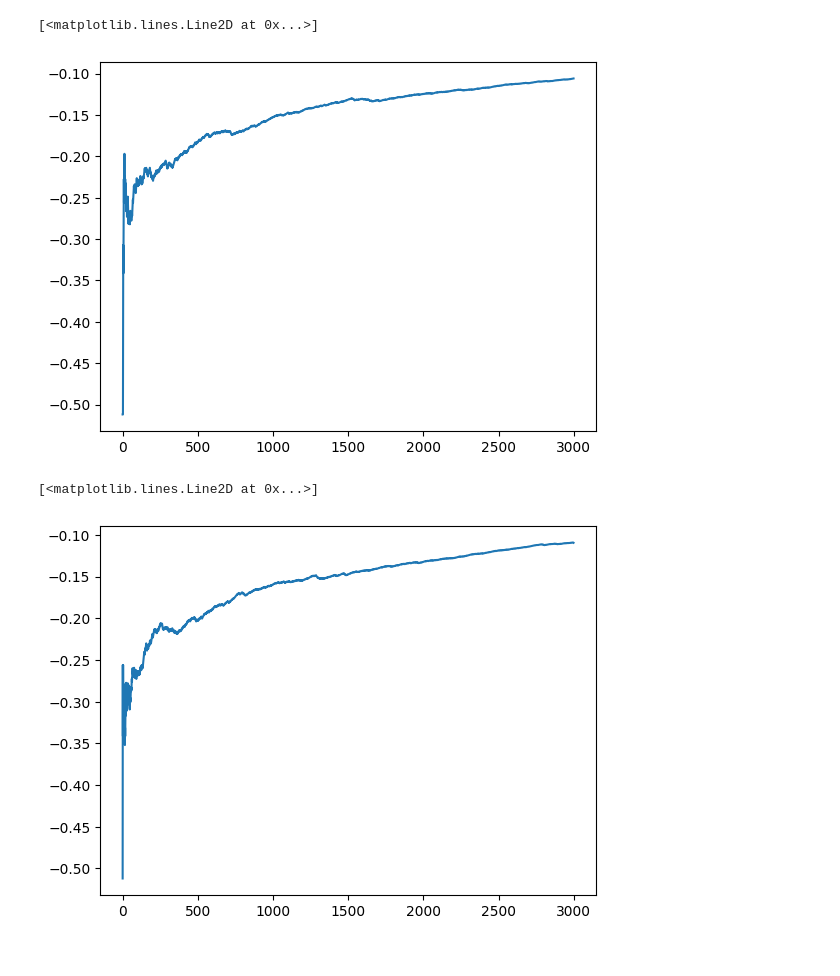
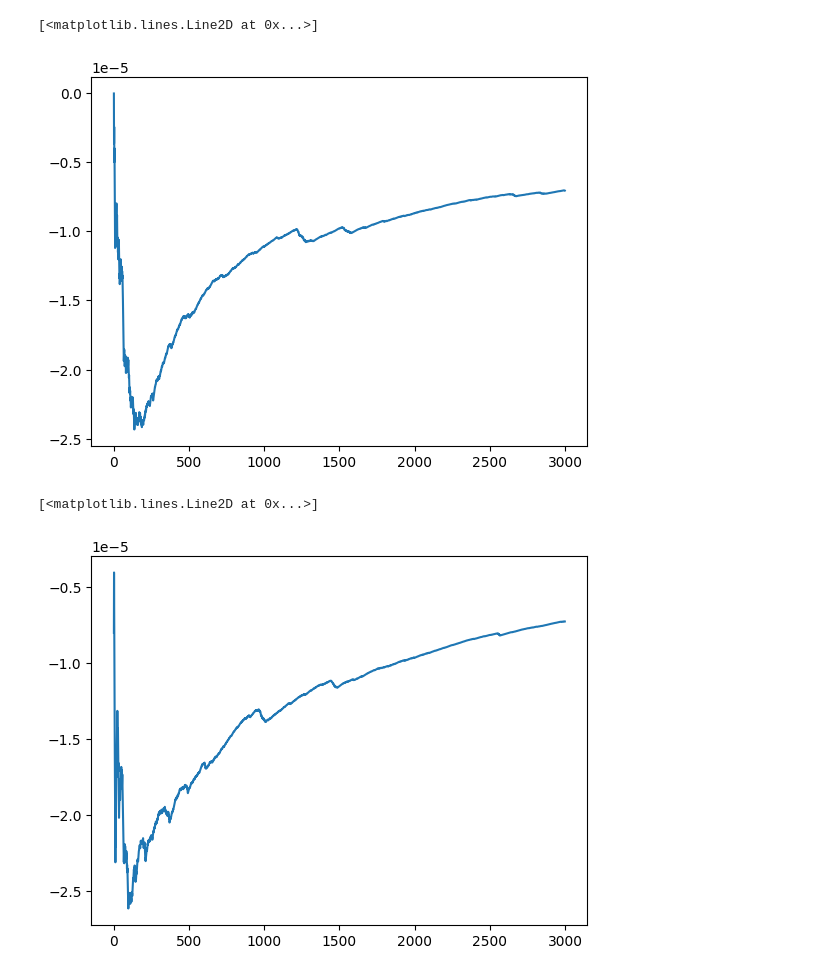
Before and after one commit to parthatom/Estimation_bias_Q_Learning, a Jupyter notebook: Cloud_vs_Local.ipynb, the cells around one changed output. Saved outputs shown, nothing was run; the diff lists cells and outputs as text; code cells hidden in the pictures.

```diff
--- a/Cloud_vs_Local.ipynb
+++ b/Cloud_vs_Local.ipynb
@@ -5,7 +5,7 @@ import statistics as stat
 # %%
 B = 512;C = 10000;W = 1.4 * pow(10,6)
 #w_I = w_M = pow(10,-30)
-f_I = pow(10,7);f_M = pow(10,12)
+f_I = pow(10,14);f_M = pow(10,12)
 N_0 = pow(10,-16);P = 0.5
 
 def arrival_and_departure_times(param1,param2,N):
@@ -83,8 +81,10 @@ reward_list,rewardsum_list,rewardsum_avg_list,local_actions = Server_Q_learning(
+# %%
+r_list_q,r_sum_list_q,r_sum_avg_list_q,local_actions_q = Server_Q_learning()
 # %%
-plt.plot(rewardsum_avg_list)
+plt.plot(r_sum_avg_list_q)
 # %% [output]
 [<matplotlib.lines.Line2D at 0x...>]
-[figure, old version]
+[figure, new version]
 # %%
 def Server_DoubleQ_learning():
     N = 3000
@@ -142,5 +142,5 @@ r_list,r_sum_list,r_sum_avg_list,local_actions = Server_DoubleQ_learning()
 # %%
-plt.plot(r_sum_avg_list)
+plt.plot(r_sum_avg_list_dq)
 # %% [output]
 [<matplotlib.lines.Line2D at 0x...>]
-[figure, old version]
+[figure, new version]
```
Also changed, not shown: parts of 6 cells of this notebook.
